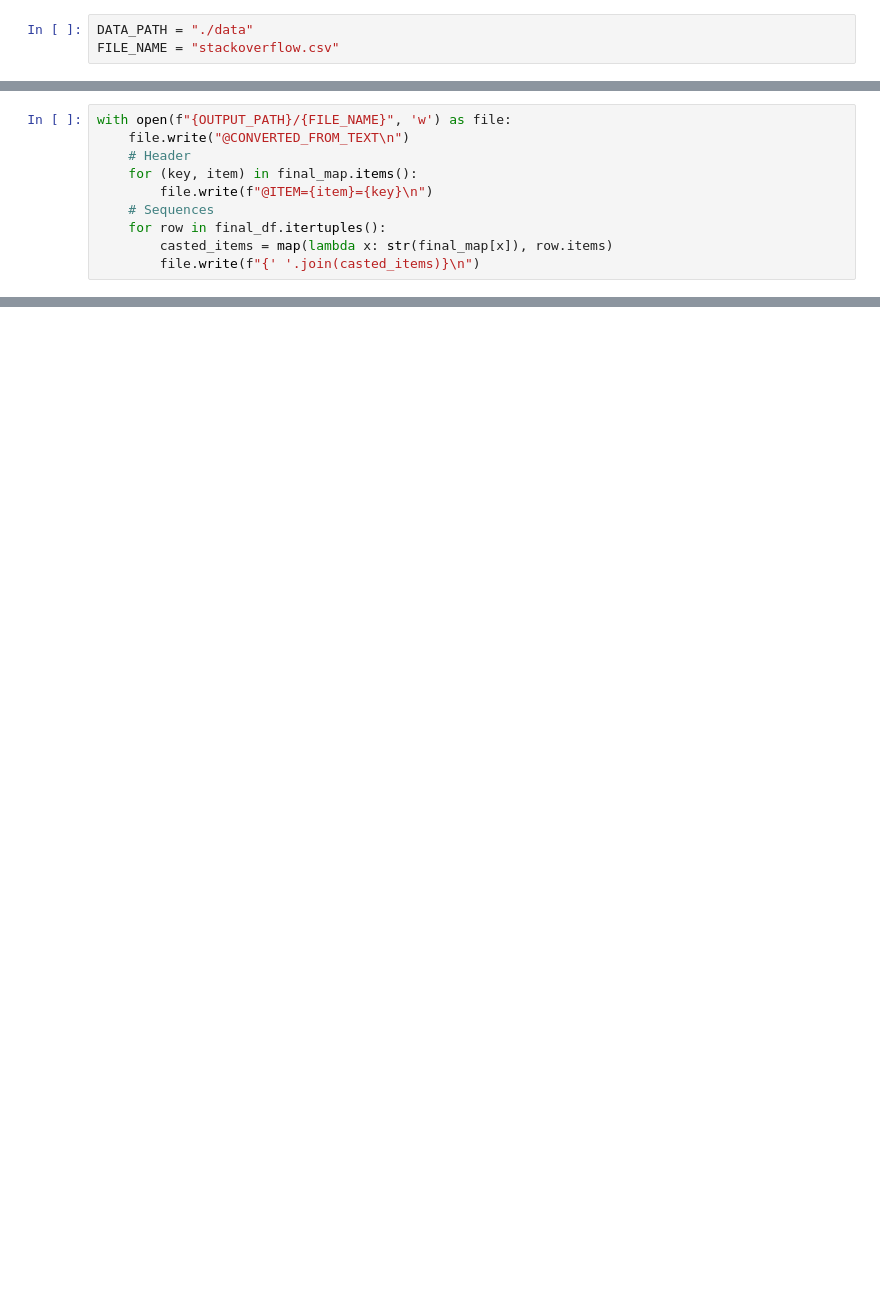
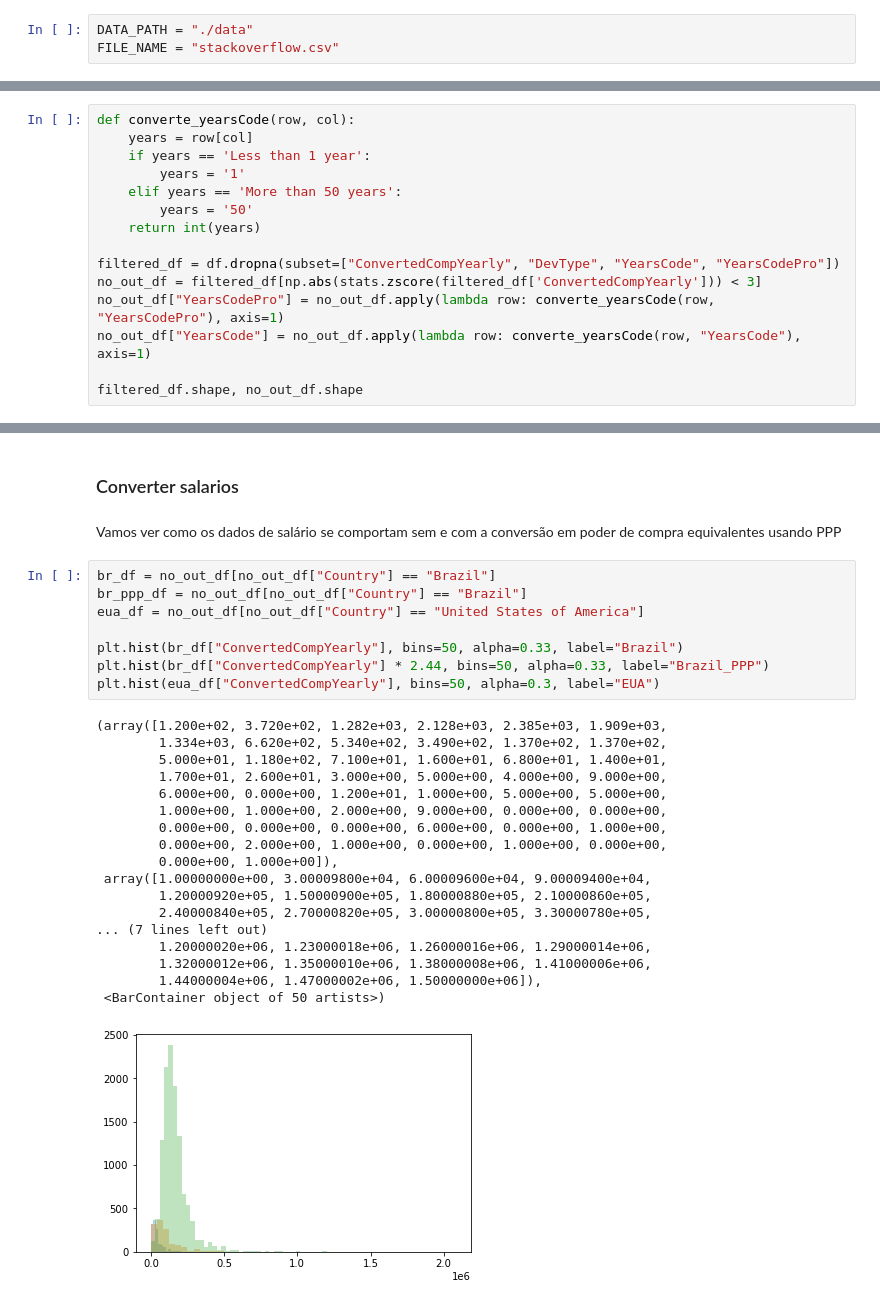
Before and after one commit to vinciusb/TP-AD, a Jupyter notebook: stackoverflow.ipynb, the cells around one changed output, grey strips where cells are left out. Cells and saved outputs as stored; diff of their text form; blank space fills up the shorter version.

```diff
--- a/stackoverflow.ipynb
+++ b/stackoverflow.ipynb
@@ -77,10 +20,0 @@ FILE_NAME = "techs.txt"
-# %%
-with open(f"{OUTPUT_PATH}/{FILE_NAME}", 'w') as file:
-    file.write("@CONVERTED_FROM_TEXT\n")
-    # Header
-    for (key, item) in final_map.items():
-        file.write(f"@ITEM={item}={key}\n")
-    # Sequences
-    for row in final_df.itertuples():
-        casted_items = map(lambda x: str(final_map[x]), row.items)
-        file.write(f"{' '.join(casted_items)}\n")
@@ -113,0 +32,15 @@ dev_df.sample(10)
+# %%
+def converte_yearsCode(row, col):
+    years = row[col]
+    if years == 'Less than 1 year':
+        years = '1'
+    elif years == 'More than 50 years':
+        years = '50'
+    return int(years)
+
+filtered_df = df.dropna(subset=["ConvertedCompYearly", "DevType", "YearsCode", "YearsCodePro"])
+no_out_df = filtered_df[np.abs(stats.zscore(filtered_df['ConvertedCompYearly'])) < 3]
+no_out_df["YearsCodePro"] = no_out_df.apply(lambda row: converte_yearsCode(row, "YearsCodePro"), axis=1)
+no_out_df["YearsCode"] = no_out_df.apply(lambda row: converte_yearsCode(row, "YearsCode"), axis=1)
+
+filtered_df.shape, no_out_df.shape
@@ -113,0 +59,31 @@ dev_df.sample(10)
+# %% [markdown]
+### Converter salarios
+# %% [markdown]
+Vamos ver como os dados de salário se comportam sem e com a conversão em poder de compra equivalentes usando PPP
+# %%
+br_df = no_out_df[no_out_df["Country"] == "Brazil"]
+br_ppp_df = no_out_df[no_out_df["Country"] == "Brazil"]
+eua_df = no_out_df[no_out_df["Country"] == "United States of America"]
+
+plt.hist(br_df["ConvertedCompYearly"], bins=50, alpha=0.33, label="Brazil")
+plt.hist(br_df["ConvertedCompYearly"] * 2.44, bins=50, alpha=0.33, label="Brazil_PPP")
+plt.hist(eua_df["ConvertedCompYearly"], bins=50, alpha=0.3, label="EUA")
+# %% [output]
+(array([1.200e+02, 3.720e+02, 1.282e+03, 2.128e+03, 2.385e+03, 1.909e+03,
+        1.334e+03, 6.620e+02, 5.340e+02, 3.490e+02, 1.370e+02, 1.370e+02,
+        5.000e+01, 1.180e+02, 7.100e+01, 1.600e+01, 6.800e+01, 1.400e+01,
+        1.700e+01, 2.600e+01, 3.000e+00, 5.000e+00, 4.000e+00, 9.000e+00,
+        6.000e+00, 0.000e+00, 1.200e+01, 1.000e+00, 5.000e+00, 5.000e+00,
+        1.000e+00, 1.000e+00, 2.000e+00, 9.000e+00, 0.000e+00, 0.000e+00,
+        0.000e+00, 0.000e+00, 0.000e+00, 6.000e+00, 0.000e+00, 1.000e+00,
+        0.000e+00, 2.000e+00, 1.000e+00, 0.000e+00, 1.000e+00, 0.000e+00,
+        0.000e+00, 1.000e+00]),
+ array([1.00000000e+00, 3.00009800e+04, 6.00009600e+04, 9.00009400e+04,
+        1.20000920e+05, 1.50000900e+05, 1.80000880e+05, 2.10000860e+05,
+        2.40000840e+05, 2.70000820e+05, 3.00000800e+05, 3.30000780e+05,
+... (7 lines left out)
+        1.20000020e+06, 1.23000018e+06, 1.26000016e+06, 1.29000014e+06,
+        1.32000012e+06, 1.35000010e+06, 1.38000008e+06, 1.41000006e+06,
+        1.44000004e+06, 1.47000002e+06, 1.50000000e+06]),
+ <BarContainer object of 50 artists>)
+[figure, added]
```
Also changed, not shown: parts of 110 cells of this notebook, 59 other files.
